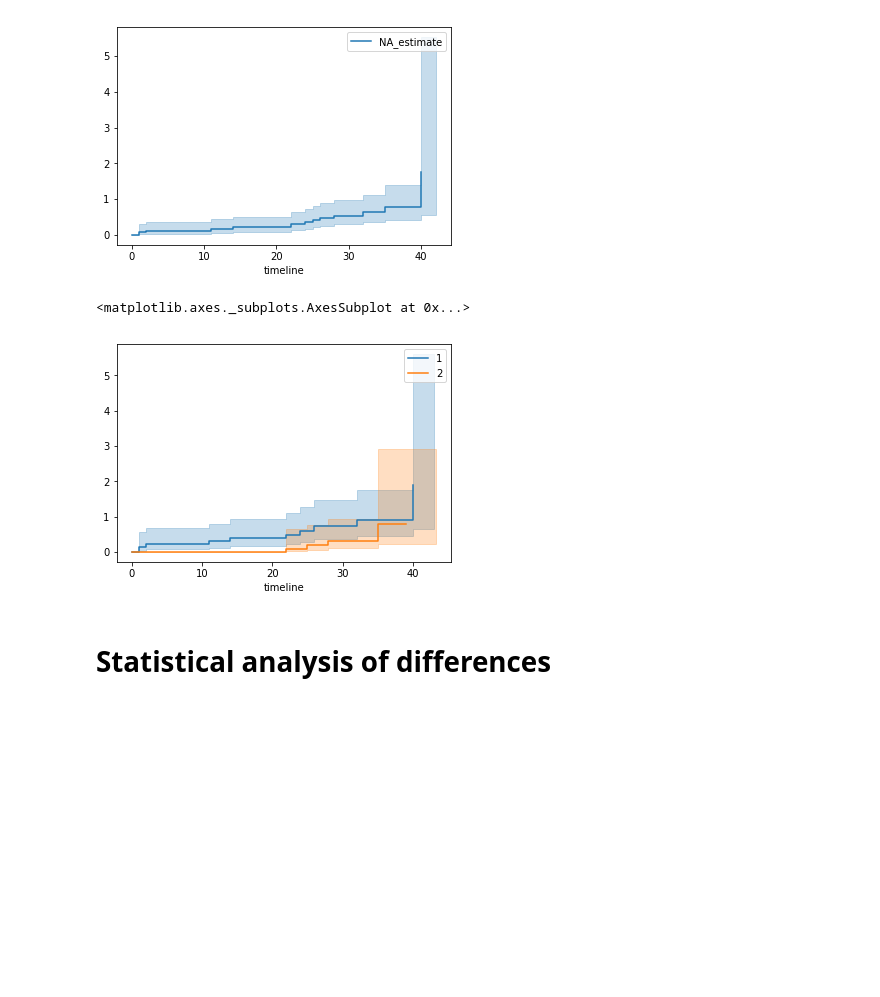
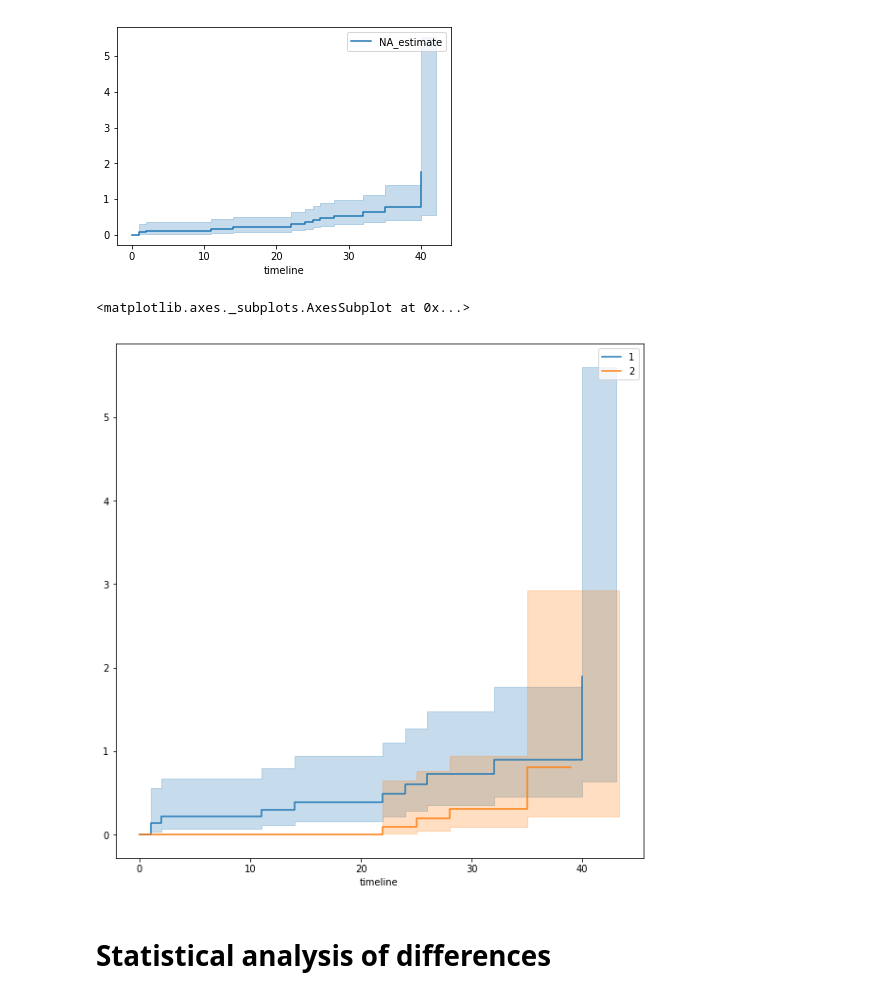
Before and after one commit to zuzannna/can-you-survive-this, a Jupyter notebook: SurvivalAnalysisExample.ipynb, the cells around one changed output. Saved outputs shown, nothing was run; the diff lists cells and outputs as text; code cells hidden in the pictures; blank space fills up the shorter version.

```diff
--- a/SurvivalAnalysisExample.ipynb
+++ b/SurvivalAnalysisExample.ipynb
@@ -162,13 +174,13 @@ naf.plot()
 [figure]
 # %%
 naf.fit(T[~ix], C[~ix], label='1')
-ax = naf.plot()
+ax = naf.plot(figsize=[10,10])
 
 naf.fit(T[ix], C[ix], label='2')
 naf.plot(ax=ax)
 # %% [output]
 <matplotlib.axes._subplots.AxesSubplot at 0x...>
-[figure, old version]
+[figure, new version]
 # %% [markdown]
 # Statistical analysis of differences
 # %% [markdown]
```
Also changed, not shown: parts of 16 cells of this notebook.
